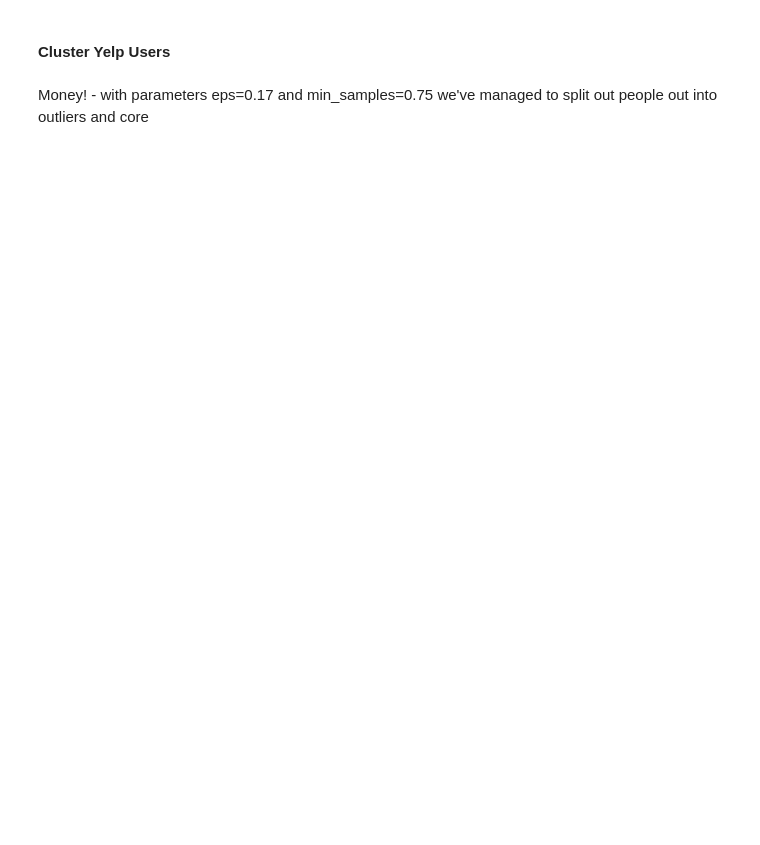
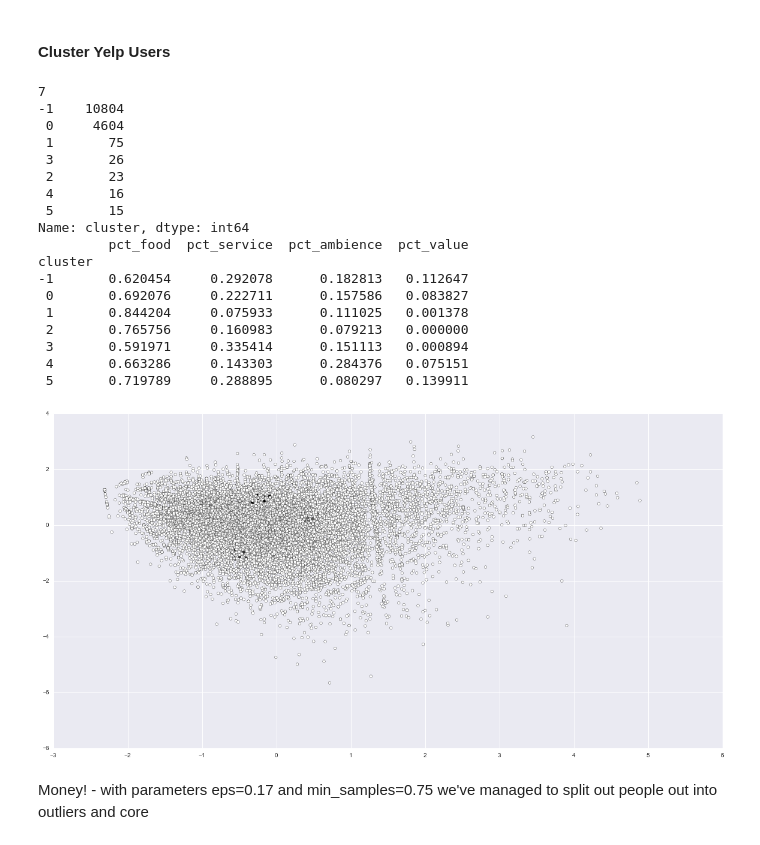
Before and after one commit to whugue/Yelp-User-Similarity, a Jupyter notebook: Yelp-Cluster.ipynb, the cells around one changed output. Drawn from its saved outputs; the diff is of its cells as text; code cells hidden in the pictures; blank space fills up the shorter version.

```diff
--- a/Yelp-Cluster.ipynb
+++ b/Yelp-Cluster.ipynb
@@ -39,9 +65,8 @@ percentiles(user, "relevant")
 # %% [markdown]
 #### Let's Focus on users in the 75th - 99th percentile range
 # %%
-user = user[(user.relevant>=12) & (user.relevant<=219)]
+user = user[(user.relevant>=12) & (user.relevant<=222)]
 user.reset_index(drop=True, inplace=True)
-print user.location.value_counts()
 # %% [markdown]
 #### Calculate % Of Each Topic Discussed
 # %%
@@ -91,26 +151,56 @@ plt.title("User Topics PCA", fontsize=22)
 #### Cluster Yelp Users
 # %%
 ##Function to Run DBSCAN Clustering
-def dbscan(df, eps, min_samples):
+def dbscan(df, varlist, eps, min_samples):
     model = DBSCAN(eps=eps, min_samples=min_samples)
-    clusters = pd.Series(model.fit_predict(df[["PCA_1","PCA_2"]]), name="cluster")
 
-    return pd.concat([df, clusters], axis=1)
+    clusters = pd.Series(model.fit_predict(df[varlist]), name="cluster")
+    clustered = pd.concat([df, clusters], axis=1)
+
+    print clustered["cluster"].nunique()
+    print clustered["cluster"].value_counts()
+    print clustered.groupby(by="cluster")[["pct_food","pct_service","pct_ambience","pct_value"]].mean()
+    plt.scatter(clustered.PCA_1, clustered.PCA_2, c=clustered.cluster)
+
+    return clustered
 
 ##Function to Run Mini-Batch K-Means Clustering
-def kmeans(df, n_clusters):
+def kmeans(df, varlist, n_clusters):
     model = MiniBatchKMeans(n_clusters=n_clusters)
-    clusters = pd.Series(model.fit_predict(df[["PCA_1","PCA_2"]]), name="cluster")
 
-    return pd.concat([df, clusters], axis=1)
+    clusters = pd.Series(model.fit_predict(df[varlist]), name="cluster")
+    clustered = pd.concat([df, clusters], axis=1)
+
+    print model.inertia_
+    print clustered["cluster"].nunique()
+    print clustered["cluster"].value_counts()
+    print clustered.groupby(by="cluster")[["pct_food","pct_service","pct_ambience","pct_value"]].mean()
+    plt.scatter(clustered.PCA_1, clustered.PCA_2, c=clustered.cluster)
+
+    return clustered
 # %%
 plt.figure(figsize=(20,10))
-clustered = dbscan(user, eps=0.17, min_samples=35)
+clustered = dbscan(user, ["pct_food","pct_service","pct_ambience","pct_value"], eps=0.035, min_samples=25)
 #clustered = kmeans(user, n_clusters=3)
-
-print clustered["cluster"].nunique()
-print clustered["cluster"].value_counts()
-print clustered.groupby(by="cluster")[["pct_food","pct_service","pct_ambience","pct_value"]].mean()
-plt.scatter(clustered.PCA_1, clustered.PCA_2, c=clustered.cluster)
+# %% [output]
+7
+-1    10804
+ 0     4604
+ 1       75
+ 3       26
+ 2       23
+ 4       16
+ 5       15
+Name: cluster, dtype: int64
+         pct_food  pct_service  pct_ambience  pct_value
+cluster
+-1       0.620454     0.292078      0.182813   0.112647
+ 0       0.692076     0.222711      0.157586   0.083827
+ 1       0.844204     0.075933      0.111025   0.001378
+ 2       0.765756     0.160983      0.079213   0.000000
+ 3       0.591971     0.335414      0.151113   0.000894
+ 4       0.663286     0.143303      0.284376   0.075151
+ 5       0.719789     0.288895      0.080297   0.139911
+[figure, added]
 # %% [markdown]
 Money! - with parameters eps=0.17 and min_samples=0.75 we've managed to split out people out into outliers and core
```
Also changed, not shown: parts of 12 cells of this notebook.
